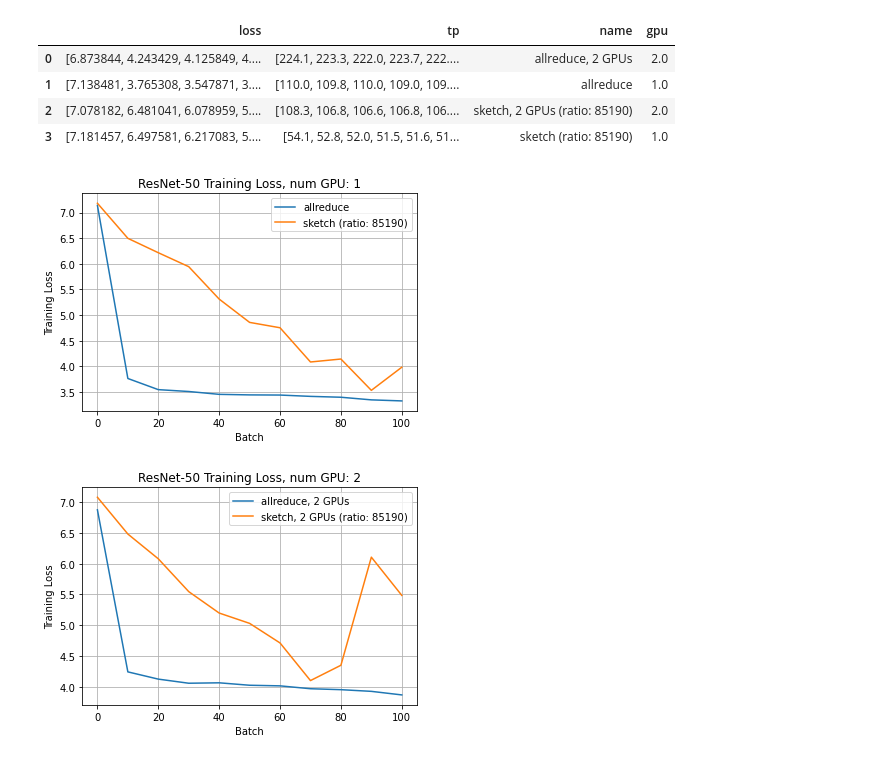
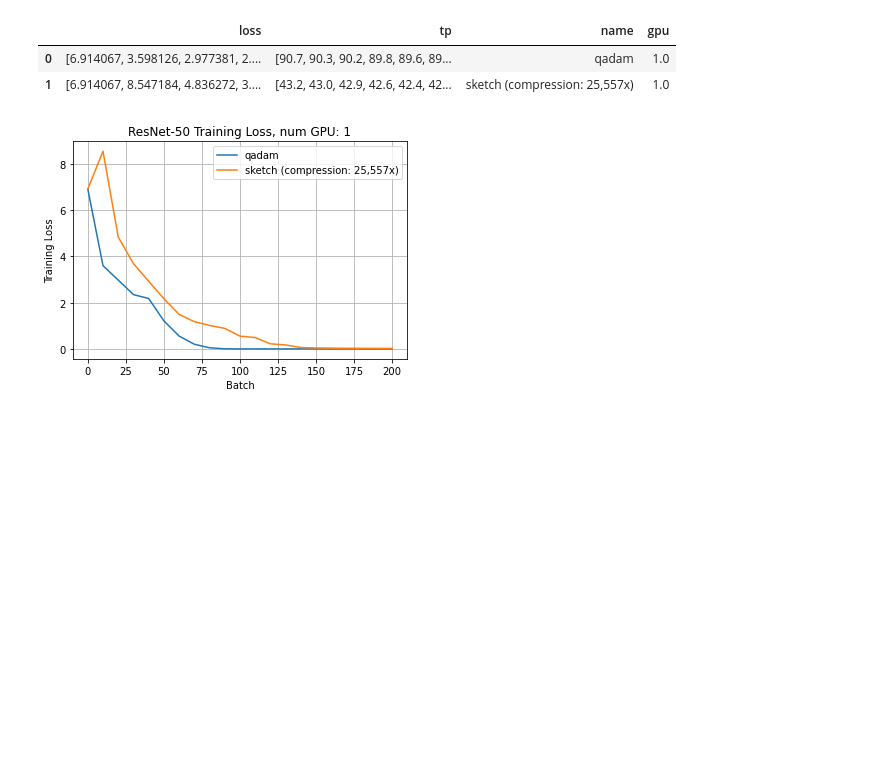
Before and after one commit to mmathys/bagua, a Jupyter notebook: plot/plot.ipynb, the cells around one changed output. Cells and saved outputs as stored; diff of their text form; code cells hidden in the pictures; blank space fills up the shorter version.

```diff
--- a/plot/plot.ipynb
+++ b/plot/plot.ipynb
@@ -1,5 +1,5 @@
 # %%
-export = True
+export = False
 # %%
 # parse
 import re
@@ -46,7 +46,7 @@ for name in listdir("benchmarks"):
 
     comp = parse_comp_ratio(file)
     if len(comp) > 0:
-        name += f" (ratio: {comp[0]:.0f})"
+        name += f" (compression: {comp[0]:,.0f}x)"
 
     data["name"].append(name)
 
@@ -61,30 +61,34 @@ df = pd.DataFrame(data)
 df
 # %% [output]
 |  | loss | tp | name | gpu |
-| 0 | [6.873844, 4.243429, 4.125849, 4.... | [224.1, 223.3, 222.0, 223.7, 222.... | allreduce, 2 GPUs | 2.0 |
-| 1 | [7.138481, 3.765308, 3.547871, 3.... | [110.0, 109.8, 110.0, 109.0, 109.... | allreduce | 1.0 |
-| 2 | [7.078182, 6.481041, 6.078959, 5.... | [108.3, 106.8, 106.6, 106.8, 106.... | sketch, 2 GPUs (ratio: 85190) | 2.0 |
-| 3 | [7.181457, 6.497581, 6.217083, 5.... | [54.1, 52.8, 52.0, 51.5, 51.6, 51... | sketch (ratio: 85190) | 1.0 |
+| 0 | [6.914067, 3.598126, 2.977381, 2.... | [90.7, 90.3, 90.2, 89.8, 89.6, 89... | qadam | 1.0 |
+| 1 | [6.914067, 8.547184, 4.836272, 3.... | [43.2, 43.0, 42.9, 42.6, 42.4, 42... | sketch (compression: 25,557x) | 1.0 |
 # %%
 import numpy as np
 import matplotlib.pyplot as plt
 
-t = np.arange(0, 110, 10)
+
 gpus = df["gpu"].unique()
 gpus.sort()
 for num_gpu in gpus:
+    num_iters = None
+
     for i, row in df[df["gpu"]==num_gpu].iterrows():
+        row_iters = len(row["loss"])
+        if num_iters is None: num_iters = row_iters
+        else: assert row_iters == num_iters, "number of its should be consistent"
+        t = np.arange(0, num_iters*10, 10)
         plt.plot(t, row["loss"], label=row["name"])
+
     plt.title(f"ResNet-50 Training Loss, num GPU: {num_gpu:.0f}")
     plt.xlabel("Batch")
     plt.ylabel("Training Loss")
     plt.grid(True)
     plt.legend()
     if export: plt.savefig(f"{num_gpu:.0f}-loss.svg")
     plt.show()
 # %% [output]
-[figure, old version]
+[figure, new version]
-[figure, removed]
 # %%
 t = np.arange(10, 110, 10)
 
```
Also changed, not shown: parts of 1 cell of this notebook, 1 other file.
